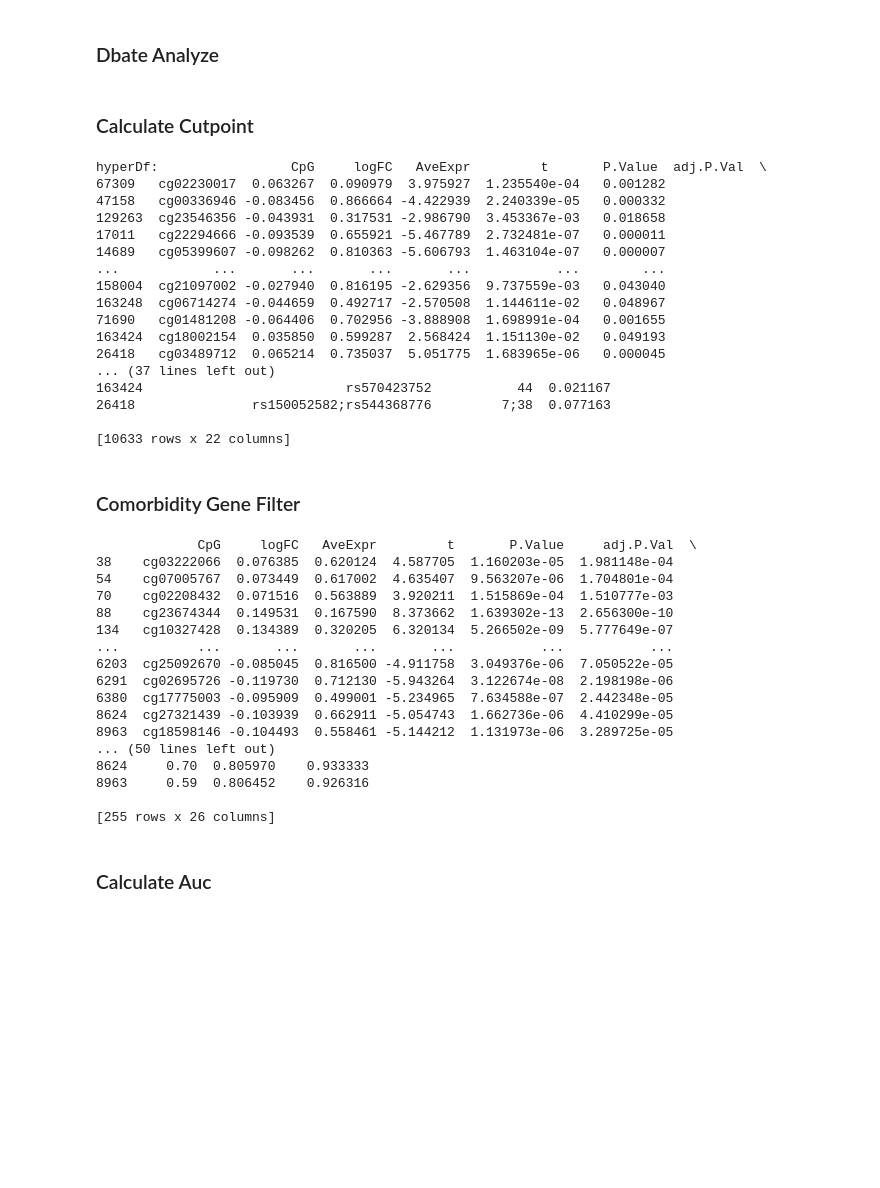
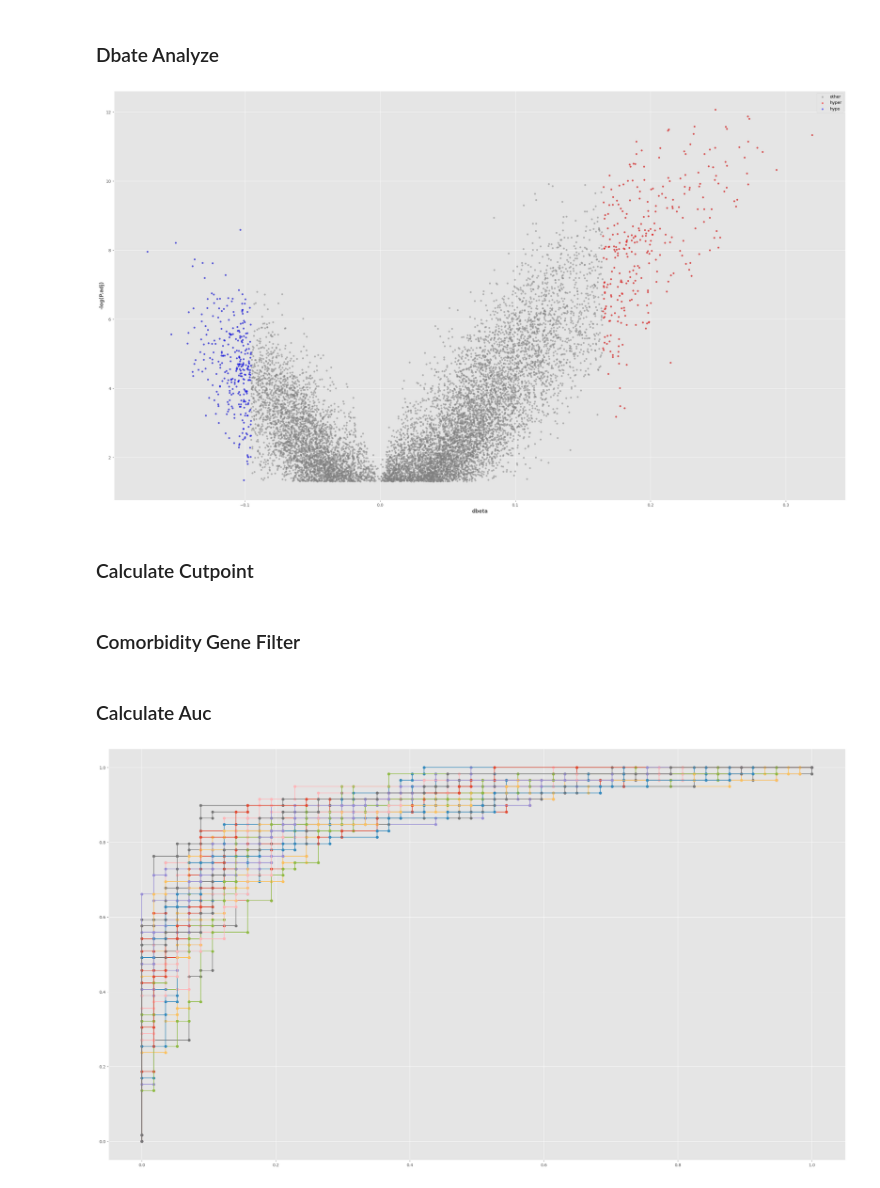
Before and after one commit to ajimmyyy/Methylation_analysis_prostate_cancer, a Jupyter notebook: main.ipynb, the cells around one changed output. Saved outputs shown, nothing was run; the diff lists cells and outputs as text; code cells hidden in the pictures; blank space fills up the shorter version.

```diff
--- a/main.ipynb
+++ b/main.ipynb
@@ -62,11 +62,16 @@ _dbetaDf = _deltaBetaFilter.CalculateDeltaBeta(_betaDataDf, NORMAL_NUM)
 _dbetaDf = _deltaBetaFilter.FilterDeltaBeta(_dbetaDf, _dmpDataDf, onlyPromoter = True)
 # %%
 _sortedDf = _dbetaDf.sort_values(by='dbeta')
-_hyperThreshold = _sortedDf.iloc[CHOOSE_NUM]['dbeta']
-_hypoThreshold = _sortedDf.iloc[len(_sortedDf) - CHOOSE_NUM]['dbeta']
+
+_hypoThreshold = _sortedDf.iloc[CHOOSE_NUM]['dbeta']
+_hyperThreshold = _sortedDf.iloc[len(_sortedDf) - CHOOSE_NUM]['dbeta']
 
 # 分hyper,hypo
 _hyperDf, _hypoDf = _deltaBetaFilter.DetermineDNAm(_dbetaDf, _hyperThreshold, _hypoThreshold, _pValueThreshold)
+_fig = _deltaBetaFilter.DrawVolcanoPlot(_dbetaDf, _hyperDf, _hypoDf)
+plt.show()
+# %% [output]
+[figure, added]
 # %% [markdown]
 ### Calculate Cutpoint
 # %%
@@ -78,51 +83,19 @@ _cutpointDf = _cutpointCalculator.CalculateCutpoint(_betaDataDf, [_hyperDf, _hyp
 
 # 驗證切點
 _cutpointDf, _dataNotFind = _validateData.ValidateCutpoint(_cutpointDf, _betaValidateDataDf, VALIDATE_NORMAL_NUM)
-# %% [output]
-hyperDf:                 CpG     logFC   AveExpr         t       P.Value  adj.P.Val  \
-67309   cg02230017  0.063267  0.090979  3.975927  1.235540e-04   0.001282
-47158   cg00336946 -0.083456  0.866664 -4.422939  2.240339e-05   0.000332
-129263  cg23546356 -0.043931  0.317531 -2.986790  3.453367e-03   0.018658
-17011   cg22294666 -0.093539  0.655921 -5.467789  2.732481e-07   0.000011
-14689   cg05399607 -0.098262  0.810363 -5.606793  1.463104e-07   0.000007
-...            ...       ...       ...       ...           ...        ...
-158004  cg21097002 -0.027940  0.816195 -2.629356  9.737559e-03   0.043040
-163248  cg06714274 -0.044659  0.492717 -2.570508  1.144611e-02   0.048967
-71690   cg01481208 -0.064406  0.702956 -3.888908  1.698991e-04   0.001655
-163424  cg18002154  0.035850  0.599287  2.568424  1.151130e-02   0.049193
-26418   cg03489712  0.065214  0.735037  5.051775  1.683965e-06   0.000045
-... (37 lines left out)
-163424                          rs570423752           44  0.021167
-26418               rs150052582;rs544368776         7;38  0.077163
-
-[10633 rows x 22 columns]
 # %% [markdown]
 ### Comorbidity Gene Filter
 # %%
 _geneFilter = GeneFilter()
 # 與共病基因交集
 _groupDf = _geneFilter.IntersectData(_cutpointDf, _groupComorbidityList, "gene")
-# %% [output]
-             CpG     logFC   AveExpr         t       P.Value     adj.P.Val  \
-38    cg03222066  0.076385  0.620124  4.587705  1.160203e-05  1.981148e-04
-54    cg07005767  0.073449  0.617002  4.635407  9.563207e-06  1.704801e-04
-70    cg02208432  0.071516  0.563889  3.920211  1.515869e-04  1.510777e-03
-88    cg23674344  0.149531  0.167590  8.373662  1.639302e-13  2.656300e-10
-134   cg10327428  0.134389  0.320205  6.320134  5.266502e-09  5.777649e-07
-...          ...       ...       ...       ...           ...           ...
-6203  cg25092670 -0.085045  0.816500 -4.911758  3.049376e-06  7.050522e-05
-6291  cg02695726 -0.119730  0.712130 -5.943264  3.122674e-08  2.198198e-06
-6380  cg17775003 -0.095909  0.499001 -5.234965  7.634588e-07  2.442348e-05
-8624  cg27321439 -0.103939  0.662911 -5.054743  1.662736e-06  4.410299e-05
-8963  cg18598146 -0.104493  0.558461 -5.144212  1.131973e-06  3.289725e-05
-... (50 lines left out)
-8624     0.70  0.805970    0.933333
-8963     0.59  0.806452    0.926316
-
-[255 rows x 26 columns]
 # %% [markdown]
 ### Calculate Auc
 # %%
 _aucCalculator = AucCalculator()
 # 計算AUC
 _aucDf = _aucCalculator.CalculateAuc(_betaDataDf, _groupDf, NORMAL_NUM)
+_fig = _aucCalculator.DrawRoc(_betaDataDf, _groupDf, NORMAL_NUM)
+plt.show()
+# %% [output]
+[figure, added]
```
Also changed, not shown: parts of 8 cells of this notebook, 1 other file.
